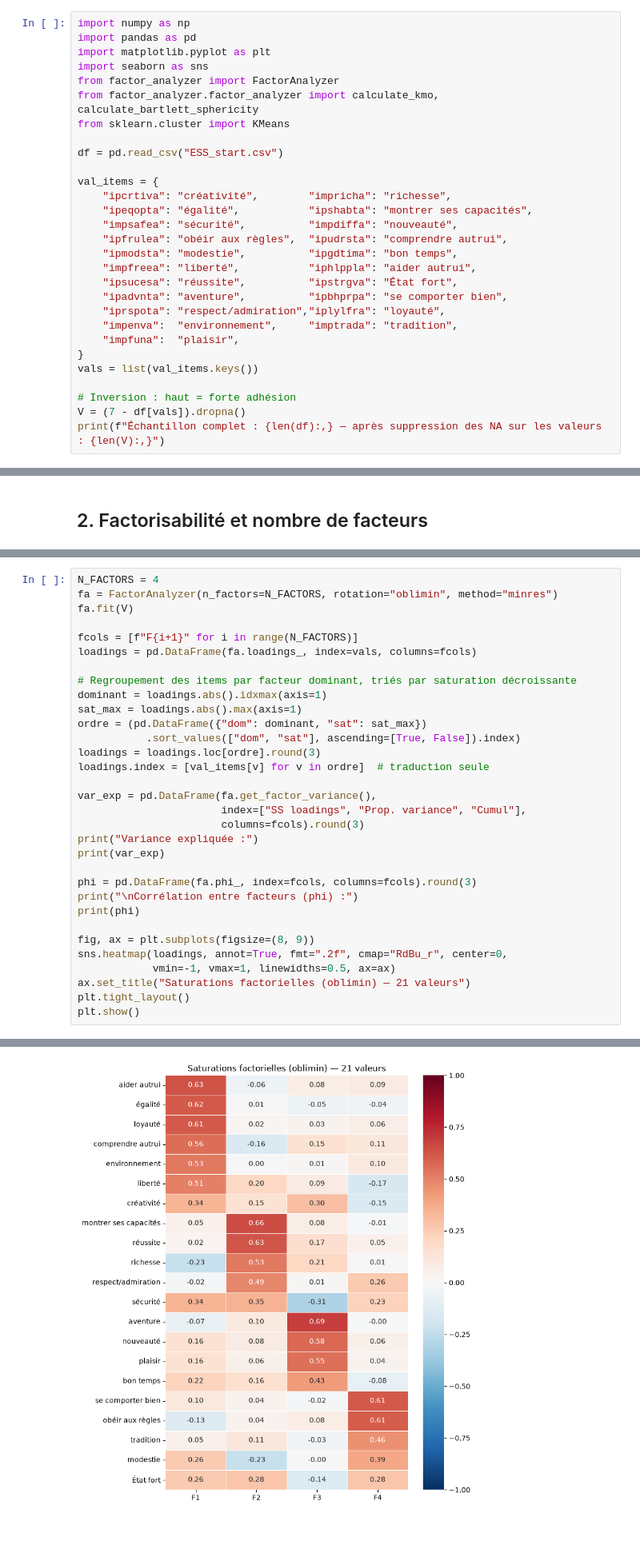
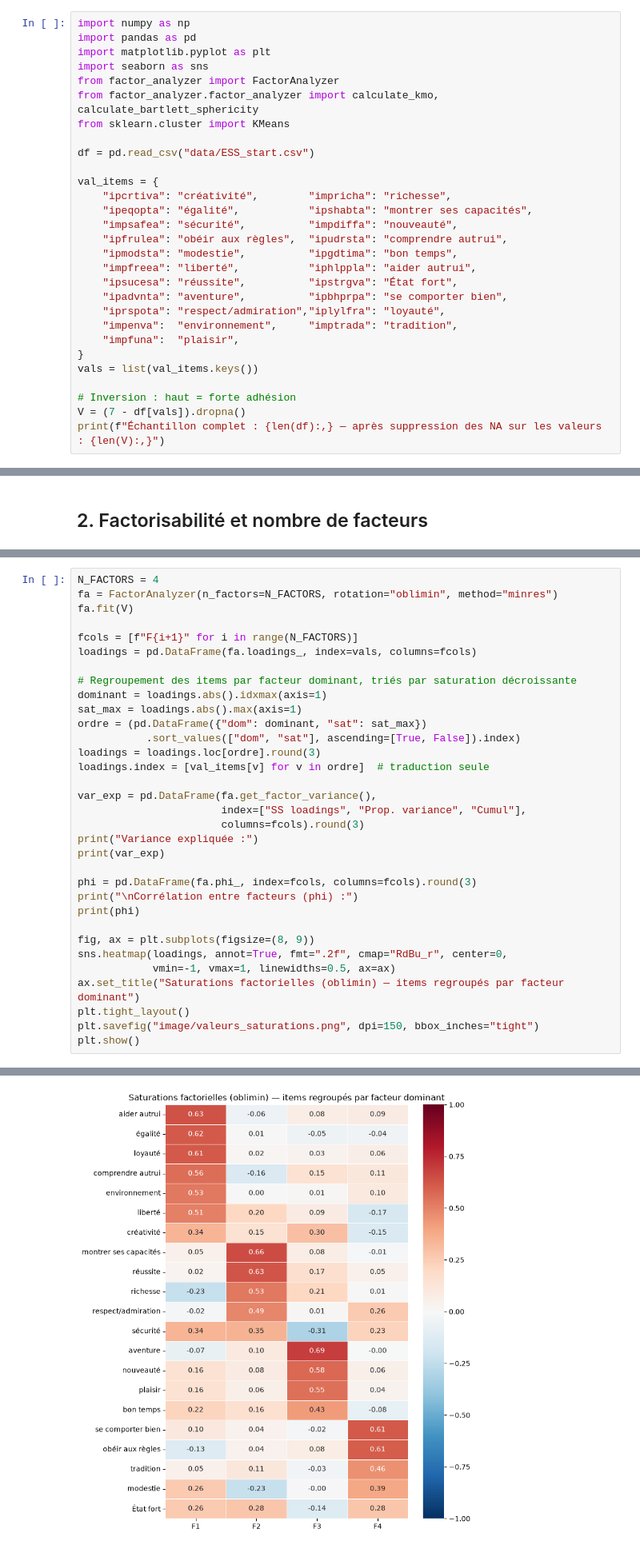
Before and after one commit to BenaventC/Master101_Nov2026, a Jupyter notebook: ESS11_valeurs.ipynb, the cells around one changed output, grey strips where cells are left out. Shown at 80% size. Drawn from its saved outputs; the diff is of its cells as text.

```diff
--- a/ESS11_valeurs.ipynb
+++ b/ESS11_valeurs.ipynb
@@ -22,7 +22,7 @@ from factor_analyzer import FactorAnalyzer
 from factor_analyzer.factor_analyzer import calculate_kmo, calculate_bartlett_sphericity
 from sklearn.cluster import KMeans
 
-df = pd.read_csv("ESS_start.csv")
+df = pd.read_csv("data/ESS_start.csv")
 
 val_items = {
     "ipcrtiva": "créativité",        "impricha": "richesse",
@@ -125,35 +127,36 @@ loadings = loadings.loc[ordre].round(3)
 loadings.index = [val_items[v] for v in ordre]  # traduction seule
 
 var_exp = pd.DataFrame(fa.get_factor_variance(),
                        index=["SS loadings", "Prop. variance", "Cumul"],
                        columns=fcols).round(3)
 print("Variance expliquée :")
 print(var_exp)
 
 phi = pd.DataFrame(fa.phi_, index=fcols, columns=fcols).round(3)
 print("\nCorrélation entre facteurs (phi) :")
 print(phi)
 
 fig, ax = plt.subplots(figsize=(8, 9))
 sns.heatmap(loadings, annot=True, fmt=".2f", cmap="RdBu_r", center=0,
             vmin=-1, vmax=1, linewidths=0.5, ax=ax)
-ax.set_title("Saturations factorielles (oblimin) — 21 valeurs")
+ax.set_title("Saturations factorielles (oblimin) — items regroupés par facteur dominant")
 plt.tight_layout()
+plt.savefig("image/valeurs_saturations.png", dpi=150, bbox_inches="tight")
 plt.show()
 # %% [output]
 Variance expliquée :
                    F1     F2     F3     F4
 SS loadings     2.554  1.744  1.621  1.400
 Prop. variance  0.122  0.083  0.077  0.067
 Cumul           0.122  0.205  0.282  0.349
 
 Corrélation entre facteurs (phi) :
        F1     F2     F3     F4
 F1  1.000  0.188  0.405  0.191
 F2  0.188  1.000 -0.146  0.462
 F3  0.405 -0.146  1.000  0.286
 F4  0.191  0.462  0.286  1.000
-[figure, old version]
+[figure, new version]
 # %% [markdown]
 ## 4. Scores factoriels et sauvegarde
 # %%
```
Also changed, not shown: parts of 6 cells of this notebook, 18 other files.
